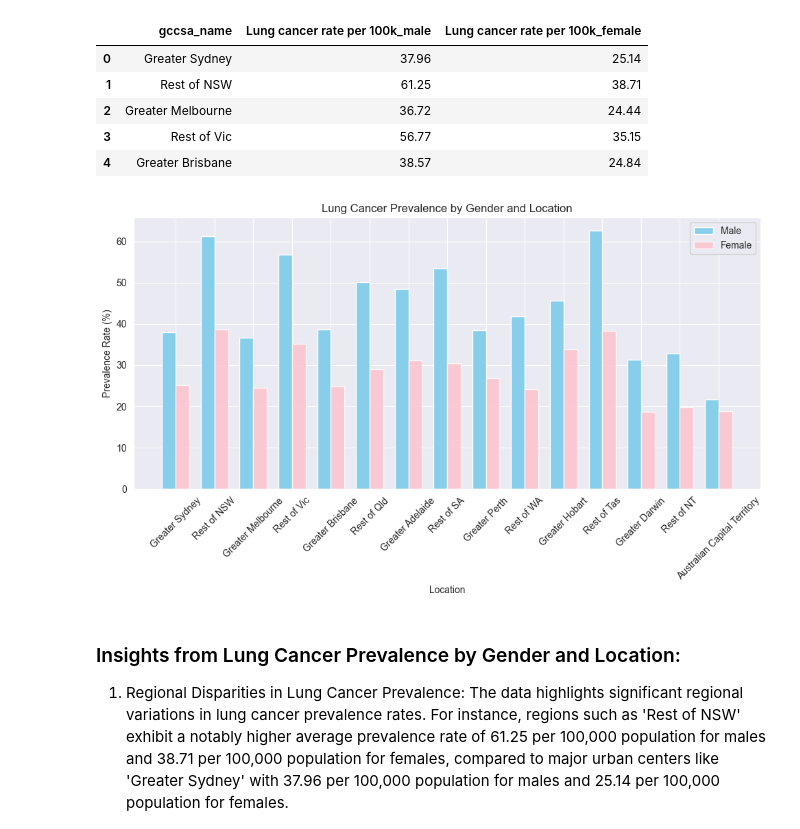
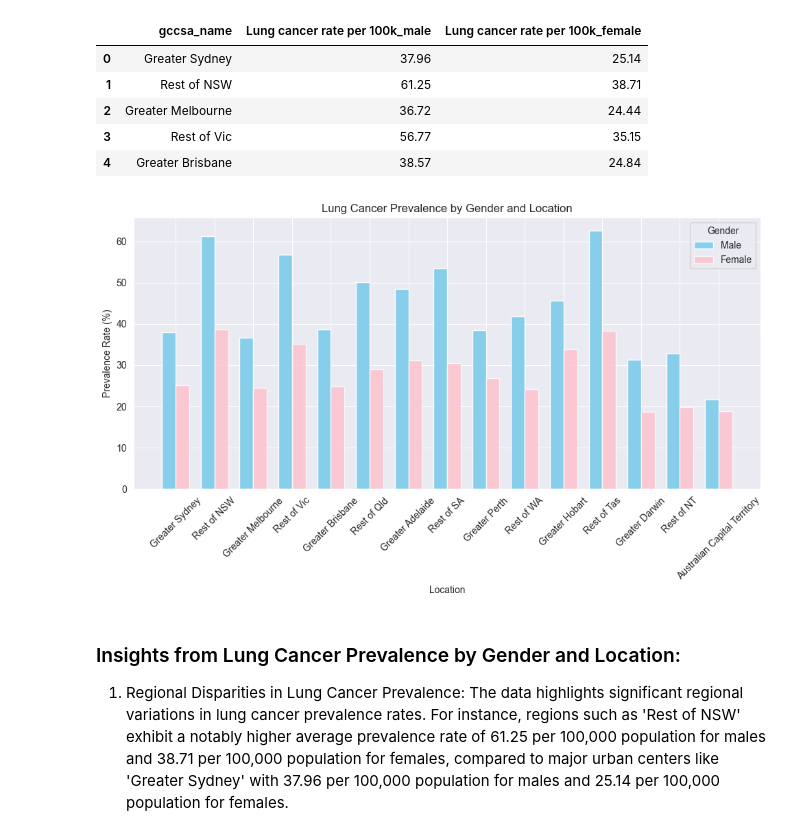
Before and after one commit to Rafsan7238/Analysing-Air-Quality-and-Lung-Disorder-in-Australia, a Jupyter notebook: frontend/Lung Disease Analysis.ipynb, the cells around one changed output. Saved outputs shown, nothing was run; the diff lists cells and outputs as text; code cells hidden in the pictures.

Commit message:
Updated chart legend

```diff
--- a/frontend/Lung Disease Analysis.ipynb
+++ b/frontend/Lung Disease Analysis.ipynb
@@ -161,27 +161,27 @@ merged_data_2.head()
 # %%
 # Set the figure size
 plt.figure(figsize=(10, 6))
 
 # Plot clustered bar chart
 bar_width = 0.35
 index = np.arange(len(merged_data_2))
 
 # Plot bars for male and female prevalence rates
 plt.bar(index, merged_data_2['Lung cancer rate per 100k_male'], width=bar_width, label='Male', color='skyblue')
 plt.bar(index + bar_width, merged_data_2['Lung cancer rate per 100k_female'], width=bar_width, label='Female', color='pink', alpha=0.8)
 
 # Customize labels and ticks
 plt.xlabel('Location')
 plt.ylabel('Prevalence Rate (%)')
 plt.title('Lung Cancer Prevalence by Gender and Location')
 plt.xticks(index + bar_width / 2, merged_data_2['gccsa_name'], rotation=45)  # Center x-ticks between bars
-plt.legend()
+plt.legend(title='Gender')
 
 # Show plot
 plt.tight_layout()
 plt.show()
 # %% [output]
-[figure, old version]
+[figure, new version]
 # %% [markdown]
 ### Insights from Lung Cancer Prevalence by Gender and Location:
 
```
